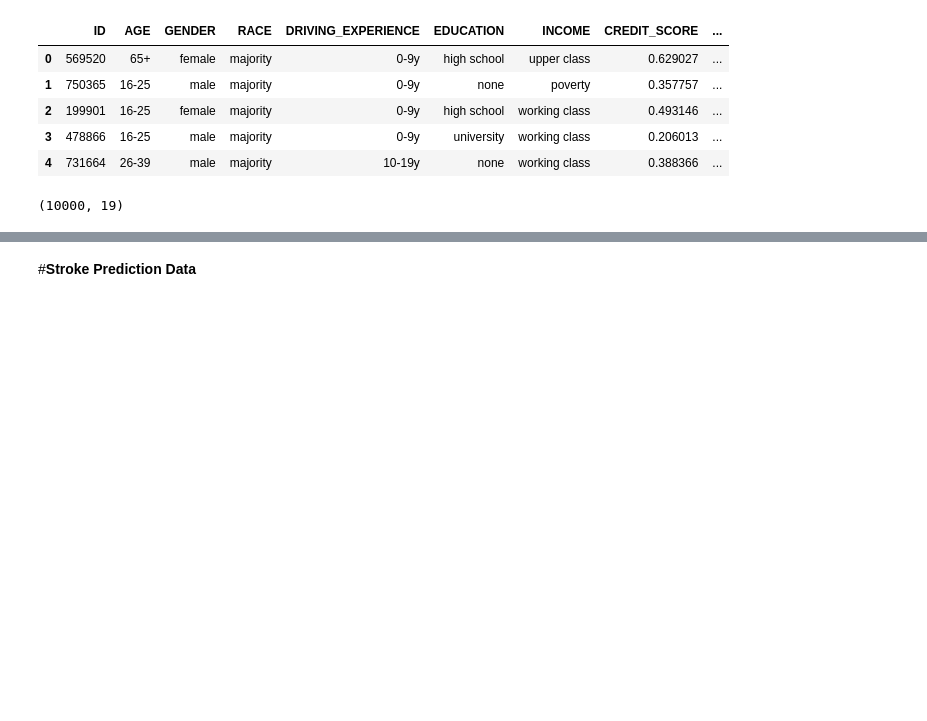
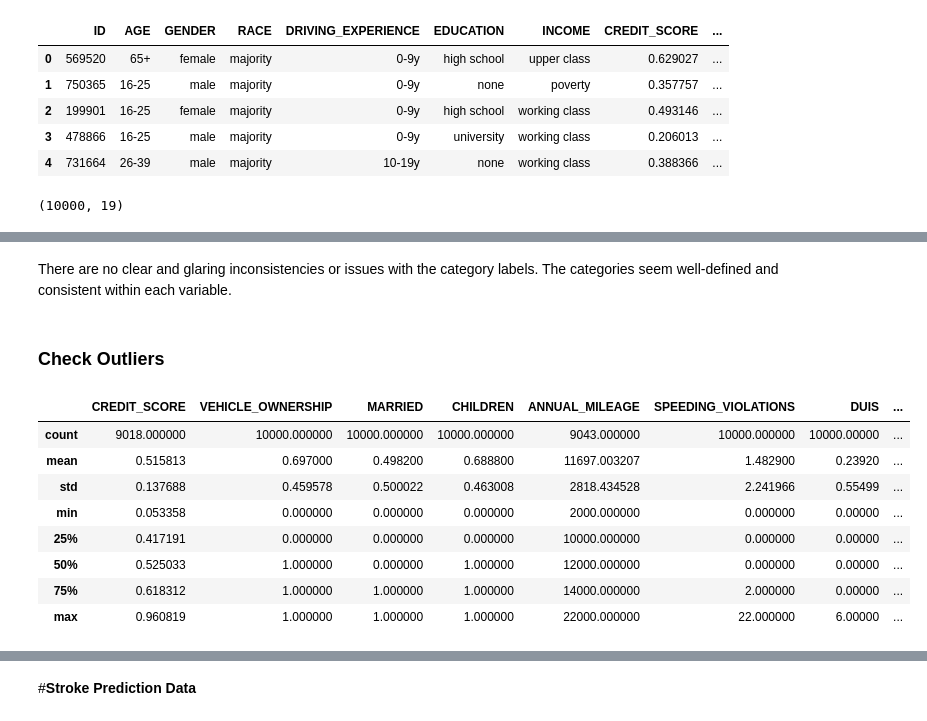
Before and after one commit to LeratoMatlala1/Car-Insurance-Claims-Classification, a Jupyter notebook: Project_2.ipynb, the cells around one changed output, grey strips where cells are left out. Cells and saved outputs as stored; diff of their text form; code cells hidden in the pictures; blank space fills up the shorter version.

```diff
--- a/Project_2.ipynb
+++ b/Project_2.ipynb
@@ -38,0 +111,16 @@ CI_df.shape
+# %% [markdown]
+There are no clear and glaring inconsistencies or issues with the category labels. The categories seem well-defined and consistent within each variable.
+# %% [markdown]
+### Check Outliers
+# %%
+CI_df.describe()
+# %% [output]
+|  | CREDIT_SCORE | VEHICLE_OWNERSHIP | MARRIED | CHILDREN | ANNUAL_MILEAGE | SPEEDING_VIOLATIONS | DUIS | ... |
+| count | 9018.000000 | 10000.000000 | 10000.000000 | 10000.000000 | 9043.000000 | 10000.000000 | 10000.00000 | ... |
+| mean | 0.515813 | 0.697000 | 0.498200 | 0.688800 | 11697.003207 | 1.482900 | 0.23920 | ... |
+| std | 0.137688 | 0.459578 | 0.500022 | 0.463008 | 2818.434528 | 2.241966 | 0.55499 | ... |
+| min | 0.053358 | 0.000000 | 0.000000 | 0.000000 | 2000.000000 | 0.000000 | 0.00000 | ... |
+| 25% | 0.417191 | 0.000000 | 0.000000 | 0.000000 | 10000.000000 | 0.000000 | 0.00000 | ... |
+| 50% | 0.525033 | 1.000000 | 0.000000 | 1.000000 | 12000.000000 | 0.000000 | 0.00000 | ... |
+| 75% | 0.618312 | 1.000000 | 1.000000 | 1.000000 | 14000.000000 | 2.000000 | 0.00000 | ... |
+| max | 0.960819 | 1.000000 | 1.000000 | 1.000000 | 22000.000000 | 22.000000 | 6.00000 | ... |
```
Also changed, not shown: parts of 32 cells of this notebook.
